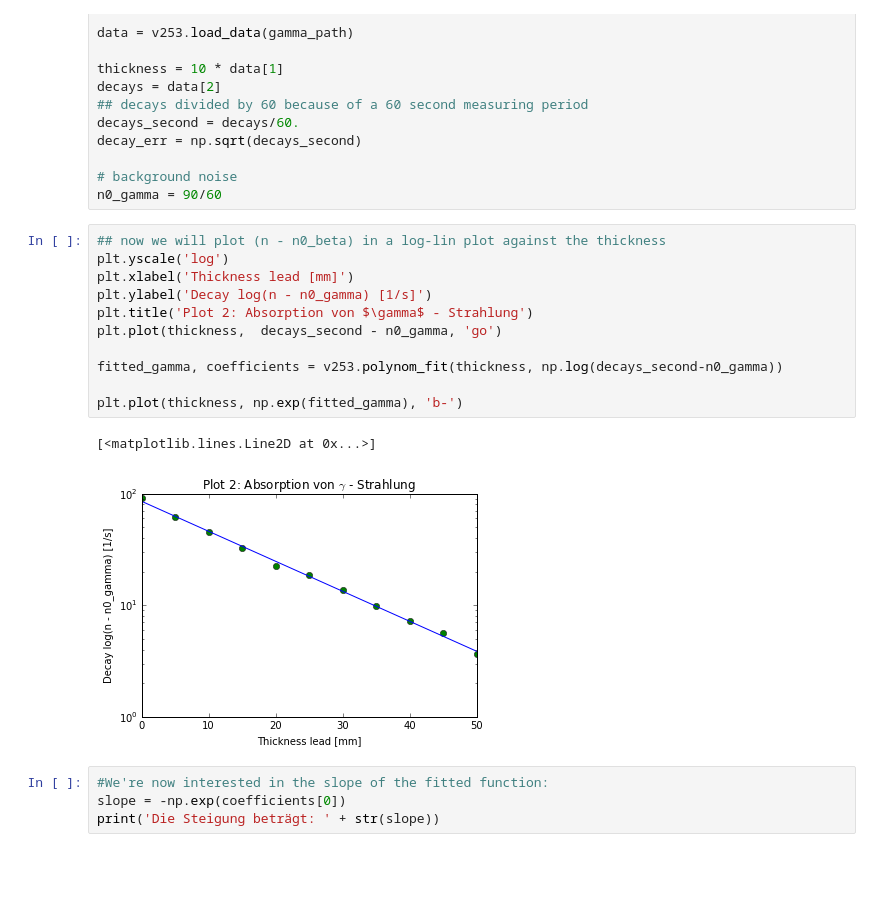
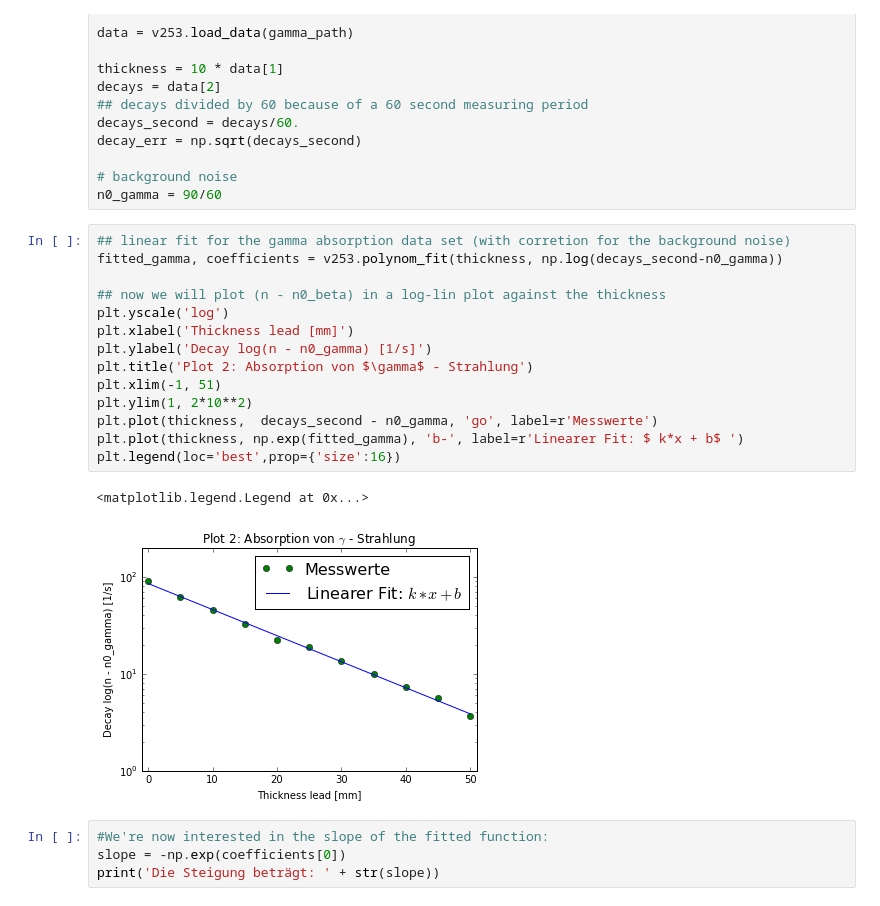
Before and after one commit to krauthex/AP2.2, a Jupyter notebook: v253/v253.ipynb, the cells around one changed output. Cells and saved outputs as stored; diff of their text form; blank space fills up the shorter version.

```diff
--- a/v253/v253.ipynb
+++ b/v253/v253.ipynb
@@ -75,19 +76,22 @@ decay_err = np.sqrt(decays_second)
 # background noise
 n0_gamma = 90/60
 # %%
+## linear fit for the gamma absorption data set (with corretion for the background noise)
+fitted_gamma, coefficients = v253.polynom_fit(thickness, np.log(decays_second-n0_gamma))
+
 ## now we will plot (n - n0_beta) in a log-lin plot against the thickness
 plt.yscale('log')
 plt.xlabel('Thickness lead [mm]')
 plt.ylabel('Decay log(n - n0_gamma) [1/s]')
 plt.title('Plot 2: Absorption von $\gamma$ - Strahlung')
-plt.plot(thickness,  decays_second - n0_gamma, 'go')
-
-fitted_gamma, coefficients = v253.polynom_fit(thickness, np.log(decays_second-n0_gamma))
-
-plt.plot(thickness, np.exp(fitted_gamma), 'b-')
+plt.xlim(-1, 51)
+plt.ylim(1, 2*10**2)
+plt.plot(thickness,  decays_second - n0_gamma, 'go', label=r'Messwerte')
+plt.plot(thickness, np.exp(fitted_gamma), 'b-', label=r'Linearer Fit: $ k*x + b$ ')
+plt.legend(loc='best',prop={'size':16})
 # %% [output]
-[<matplotlib.lines.Line2D at 0x...>]
+<matplotlib.legend.Legend at 0x...>
-[figure, old version]
+[figure, new version]
 # %%
 #We're now interested in the slope of the fitted function:
 slope = -np.exp(coefficients[0])
```
Also changed, not shown: parts of 2 cells of this notebook.
